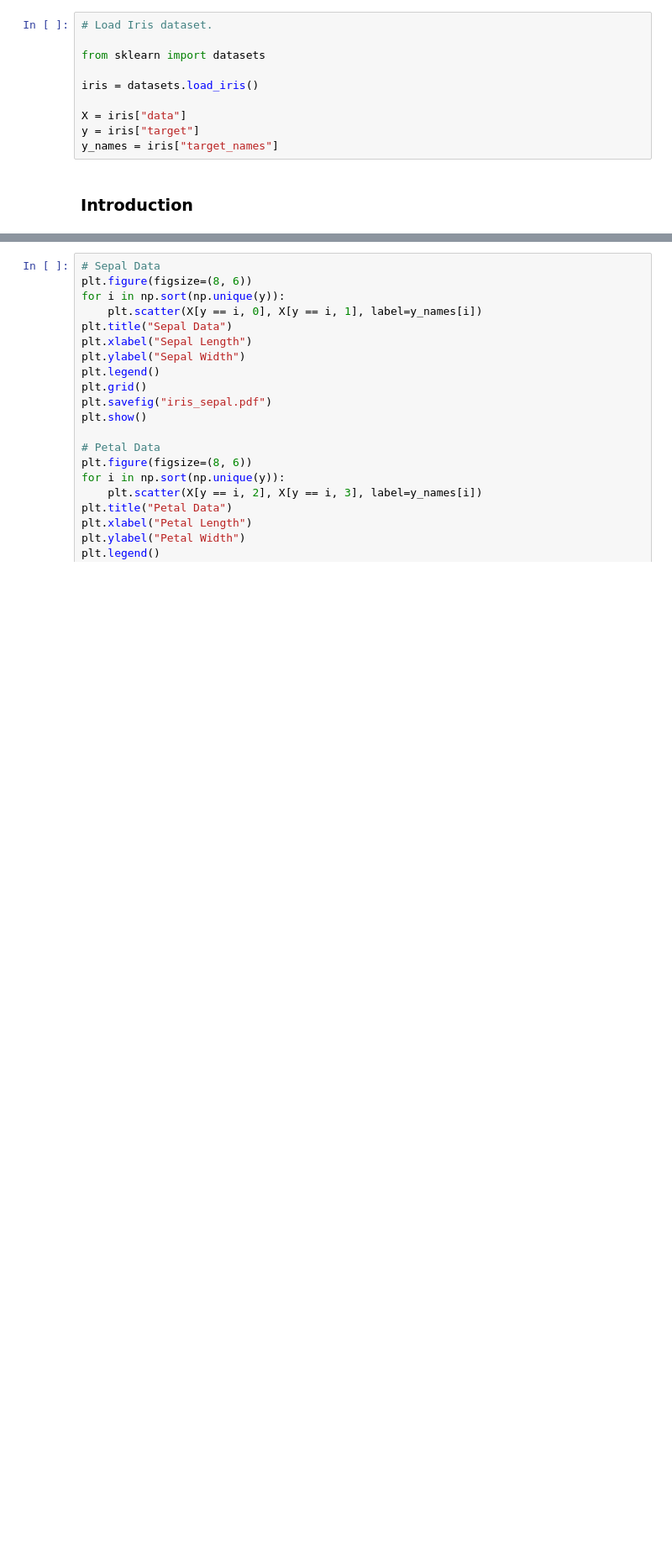
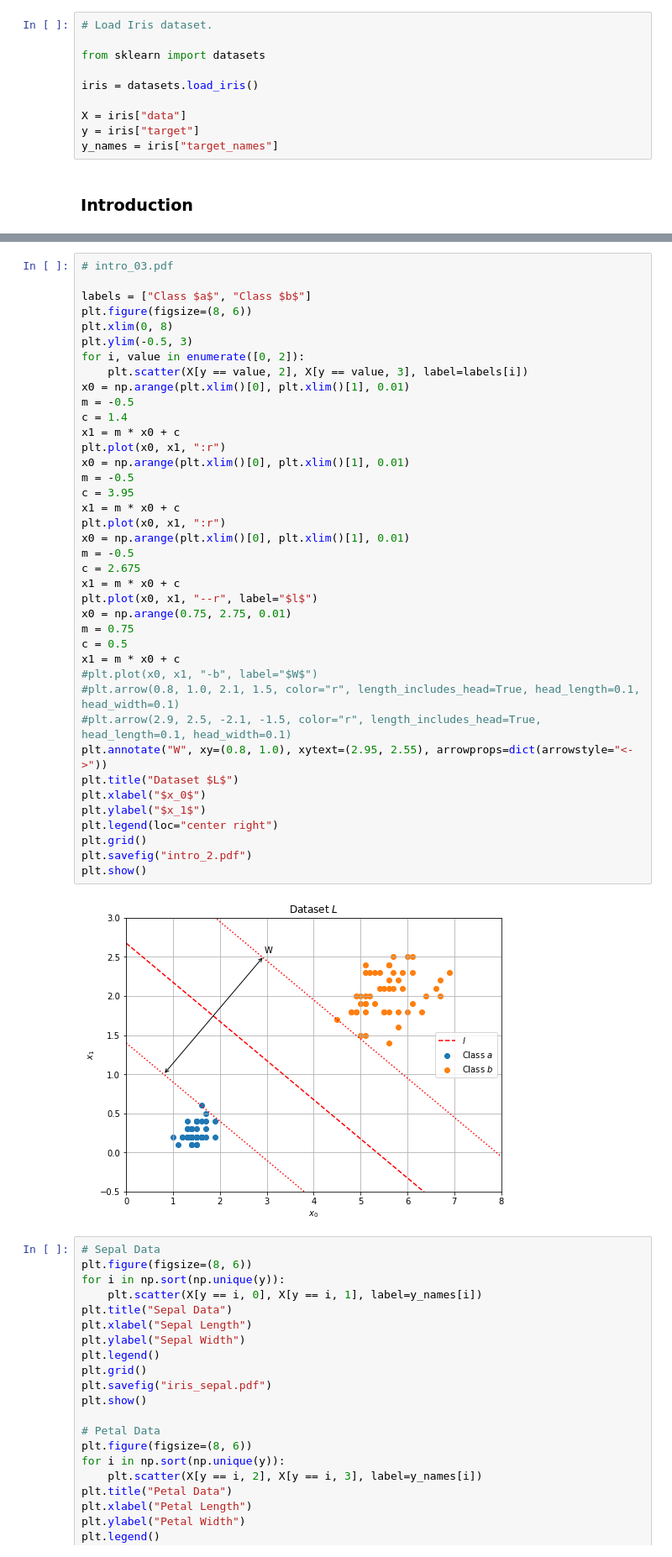
Before and after one commit to johnduffymsc/msc_comp0120project, a Jupyter notebook: COMP0120_Project_John_Duffy.ipynb, the cells around one changed output, grey strips where cells are left out. Shown at 84% size. Drawn from its saved outputs; the diff is of its cells as text; blank space fills up the shorter version.

```diff
--- a/COMP0120_Project_John_Duffy.ipynb
+++ b/COMP0120_Project_John_Duffy.ipynb
@@ -40,3 +71,44 @@ plt.show()
+# %%
+# intro_03.pdf
+
+labels = ["Class $a$", "Class $b$"]
+plt.figure(figsize=(8, 6))
+plt.xlim(0, 8)
+plt.ylim(-0.5, 3)
+for i, value in enumerate([0, 2]):
+    plt.scatter(X[y == value, 2], X[y == value, 3], label=labels[i])
+x0 = np.arange(plt.xlim()[0], plt.xlim()[1], 0.01)
+m = -0.5
+c = 1.4
+x1 = m * x0 + c
+plt.plot(x0, x1, ":r")
+x0 = np.arange(plt.xlim()[0], plt.xlim()[1], 0.01)
+m = -0.5
+c = 3.95
+x1 = m * x0 + c
+plt.plot(x0, x1, ":r")
+x0 = np.arange(plt.xlim()[0], plt.xlim()[1], 0.01)
+m = -0.5
+c = 2.675
+x1 = m * x0 + c
+plt.plot(x0, x1, "--r", label="$l$")
+x0 = np.arange(0.75, 2.75, 0.01)
+m = 0.75
+c = 0.5
+x1 = m * x0 + c
+#plt.plot(x0, x1, "-b", label="$W$")
+#plt.arrow(0.8, 1.0, 2.1, 1.5, color="r", length_includes_head=True, head_length=0.1, head_width=0.1)
+#plt.arrow(2.9, 2.5, -2.1, -1.5, color="r", length_includes_head=True, head_length=0.1, head_width=0.1)
+plt.annotate("W", xy=(0.8, 1.0), xytext=(2.95, 2.55), arrowprops=dict(arrowstyle="<->"))
+plt.title("Dataset $L$")
+plt.xlabel("$x_0$")
+plt.ylabel("$x_1$")
+plt.legend(loc="center right")
+plt.grid()
+plt.savefig("intro_2.pdf")
+plt.show()
+# %% [output]
+[figure, added]
 # %%
 # Sepal Data
 plt.figure(figsize=(8, 6))
```
Also changed, not shown: parts of 5 cells of this notebook, 1 other file.
